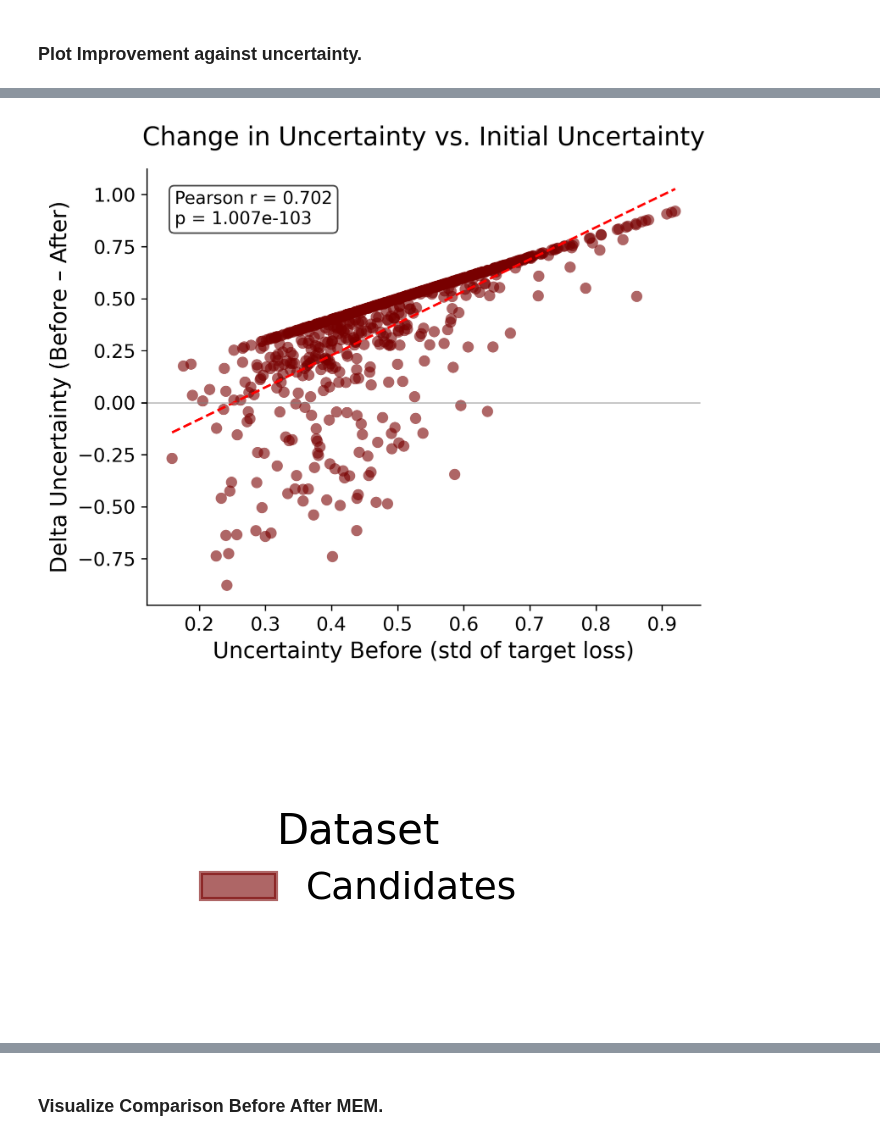
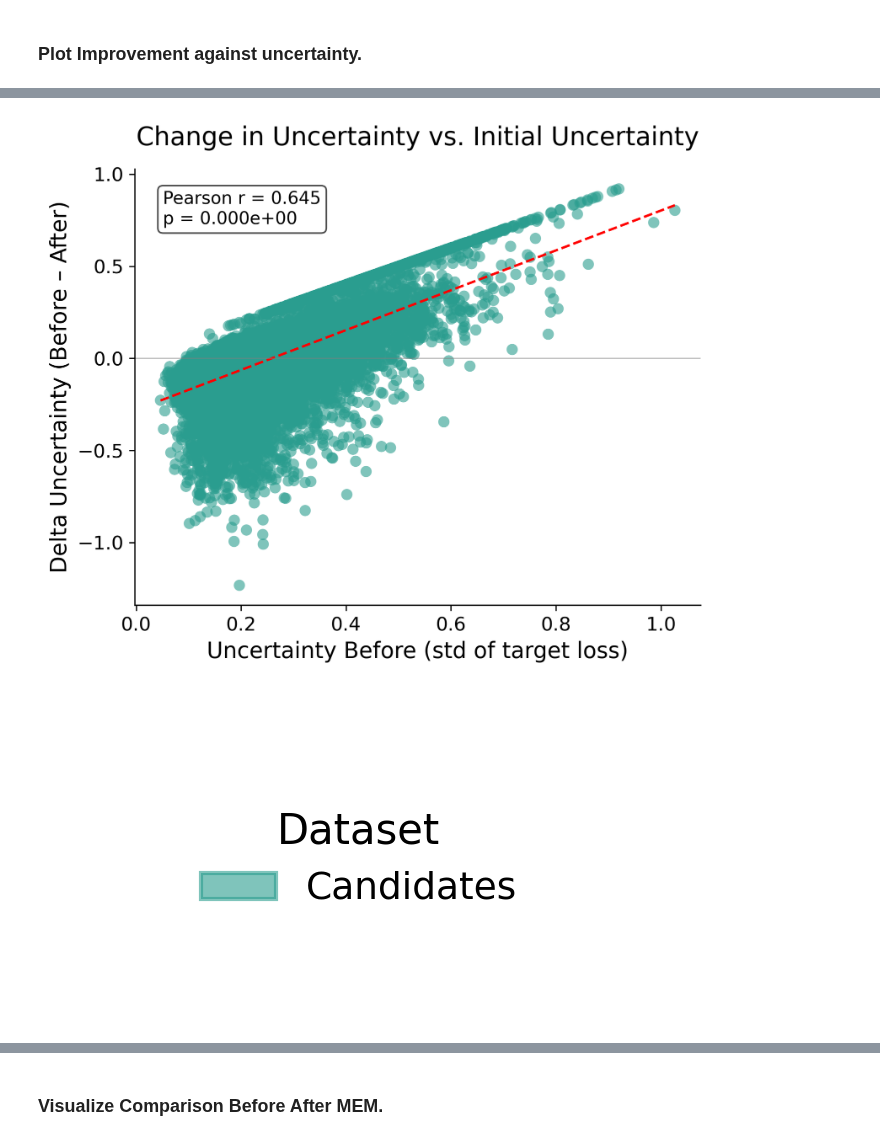
Before and after one commit to theislab/LabCompass-reproducibility, a Jupyter notebook: inverse/loss_guidance/notebooks/analyse_model_improvement/loop1_to_loop2.ipynb, the cells around one changed output, grey strips where cells are left out. Saved outputs shown, nothing was run; the diff lists cells and outputs as text; code cells hidden in the pictures.

```diff
--- a/inverse/loss_guidance/notebooks/analyse_model_improvement/loop1_to_loop2.ipynb
+++ b/inverse/loss_guidance/notebooks/analyse_model_improvement/loop1_to_loop2.ipynb
@@ -133,8 +135,6 @@ array(['CD14Mono', 'CD16Mono', 'CyclingPro1', 'CyclingPro2', 'Early_GMP',
 # %% [markdown]
 ### Read Candidates Data.
 # %%
-import pandas as pd
-import os
 
 candidates_base_dir = "/lustre/groups/ml01/workspace/lorenzo.consoli/projects/SFC_cambridge/output/inverse/loss_guidance/bloodplus_inverse_fm_old_measurements_official"
 opt_modes_list = os.listdir(candidates_base_dir)
@@ -143,7 +143,7 @@ opt_modes_list = os.listdir(candidates_base_dir)
 ct_prop_std_cols = [f"{ct}_prop_std" for ct in classes]   # ensure 'classes' is defined
 other_scores_cols = [
     "exploration_score", "exploitation_score", "metric_response_surface",
-    "indices", "losses", "acq_values",
+    "indices", "losses", "acq_values", "late_MgkPro_prop",
     "target_ct_loss_mean", "target_ct_loss_std", "ct_prop_total_variance"
 ]
 uq_annot_cols = ct_prop_std_cols + other_scores_cols      # FIXED variable name
@@ -268,7 +268,8 @@ target_ct_prop_col = f"{target_ct}_prop"
 # ---- Define filtering mask ----
 filtering_col = "passes_constraints:all"
 target_ct_col = "cfg:sampling:target_cell_type"
-min_ct_prop = 0.05
+# min_ct_prop = 0.05
+min_ct_prop = 0.00
 passes_constraints_mask = candidates_df[filtering_col]
 is_target_ct_mask = candidates_df[target_ct_col] == target_ct
 is_enriched_mask = candidates_df[target_ct_prop_col] > min_ct_prop
@@ -276,7 +277,8 @@ mask = passes_constraints_mask & is_target_ct_mask & is_enriched_mask
 
 # ---- Filter data and get concentrations ---
 filtered_candidates_df = candidates_df[mask]
-filtered_concs = filtered_candidates_df[protocol_cols].map(lambda e: math.log(e + 1))
+filtered_concs_orig = filtered_candidates_df[protocol_cols].astype(float)
+filtered_concs = pd.DataFrame(np.log1p(filtered_concs_orig.values), columns=filtered_concs_orig.columns, index=filtered_concs_orig.index)
 filtered_concs
 # %% [output]
 |  | gm-csf_[ng_ml] | tpo_[ng_ml] | sr1_[nm] | um171_[nm] | um729_[µm] | scf_[ng_ml] | butyzamide_[nm] | ... |
@@ -315,22 +390,2 @@ passes_constraints:all
 # %% [markdown]
 ### Plot Improvement against uncertainty.
-# %%
-# ---- Get Values ----
-perf_before = filtered_candidates_df["loop0:target_ct_loss_mean"].values
-perf_after = filtered_candidates_df["loop1:target_ct_loss_mean"].values
-
-uq_before = filtered_candidates_df["loop0:target_ct_loss_std"].values
-uq_after = filtered_candidates_df["loop1:target_ct_loss_std"].values
-
-# ---- Compute delta ----
-d_perf = perf_before - perf_after
-d_uq = uq_before - uq_after
-
-# ---- Construct Data Frame ----
-plot_df = pd.DataFrame(
-    np.stack(
-        (perf_before, perf_after, uq_before, uq_after, d_perf, d_uq,), axis=1
-    ),
-    columns=["Performance Before", "Performance After", "Uncertainty Before", "Uncertainty After", "Delta Performance", "Delta Uncertainty"]
-)
-plot_df
@@ -351,13 +392,4 @@ plot_df
 # %%
-import seaborn as sns
-import matplotlib.pyplot as plt
-import matplotlib.patches as mpatches
-import scipy.stats as stats
-import numpy as np
-
-# Your palette
-palette = ['#780000', '#c1121f', '#fdf0d5', '#003049', '#669bbc']
-
 # Prepare data (ensure no NaN)
 plot_df_clean = plot_df.dropna(subset=["Uncertainty Before", "Delta Uncertainty"])
 
@@ -370,7 +402,7 @@ corr, p_val = stats.pearsonr(plot_df_clean["Uncertainty Before"], plot_df_clean[
 plt.figure(figsize=(6, 5), dpi=300)          # reduced from (8,6) to (6,5)
 
 # Use first color from palette
-color_main = palette[0]
+color_main = "#2a9d8f"
 
 plt.scatter(plot_df_clean["Uncertainty Before"], plot_df_clean["Delta Uncertainty"],
             c=color_main, alpha=0.6, s=50, edgecolor='none')
@@ -394,32 +426,32 @@ plt.title("Change in Uncertainty vs. Initial Uncertainty", fontsize=16, pad=15)
 # Increase tick label size
 plt.tick_params(axis='both', labelsize=12)
 
 # Horizontal line at y=0
 plt.axhline(y=0, color='gray', linestyle='-', linewidth=0.8, alpha=0.5)
 
 # Remove any potential legend
 plt.legend().remove()
 sns.despine()
 plt.tight_layout()
 
 # Save main plot
 plt.savefig('output/scatter_uncertainty_delta_vs_before.png', bbox_inches='tight', dpi=300)
 plt.show()
 
 # ------------------------------------------------------------
 # 2. Save the legend separately (single color patch)
 # ------------------------------------------------------------
 legend_handles = [
     mpatches.Patch(color=color_main, alpha=0.6, label='Candidates', edgecolor='none')
 ]
 
 fig_legend = plt.figure(figsize=(2.5, 1.2), dpi=300)   # slightly smaller legend as well
 ax_legend = fig_legend.add_subplot(111)
 ax_legend.axis('off')
 ax_legend.legend(handles=legend_handles, title='Dataset', title_fontsize=10,
                  fontsize=9, loc='center', frameon=False)
 fig_legend.savefig('output/scatter_uncertainty_legend_separate.png', bbox_inches='tight', dpi=300)
 plt.show()
 # %% [output]
-[figure, old version]
+[figure, new version]
-[figure, old version]
+[figure, new version]
```
Also changed, not shown: parts of 27 cells of this notebook, 5 other files.
